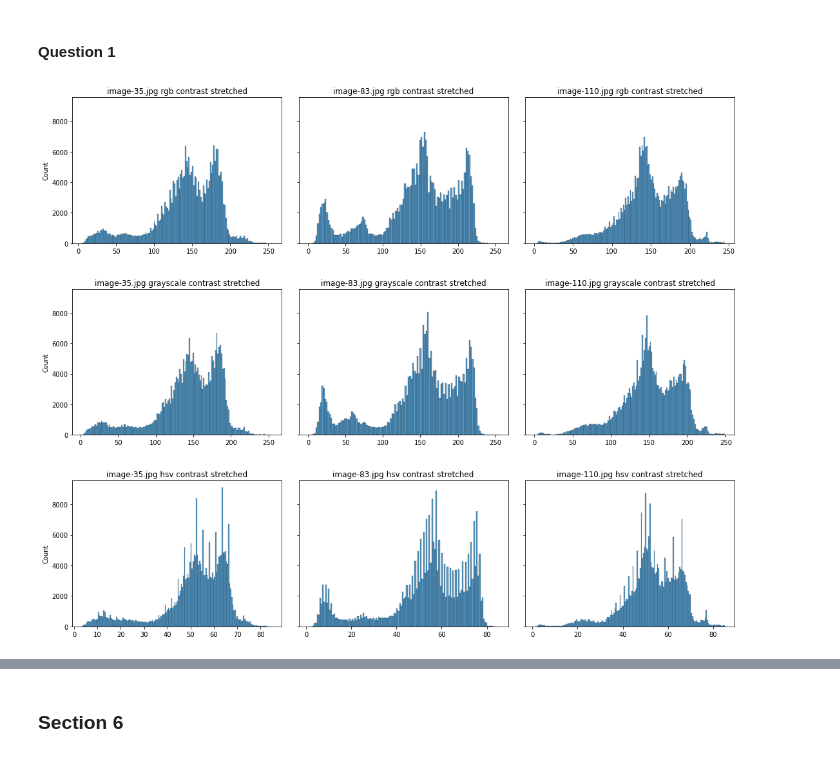
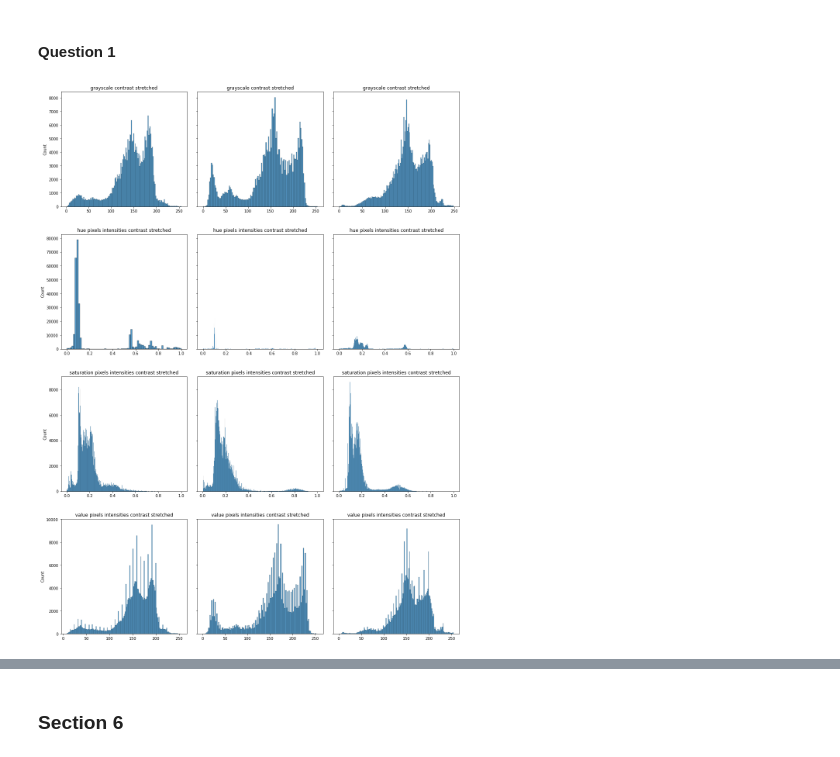
Before and after one commit to mamello-justice/computer-vision, a Jupyter notebook: work/Lab1.ipynb, the cells around one changed output, grey strips where cells are left out. Saved outputs shown, nothing was run; the diff lists cells and outputs as text; code cells hidden in the pictures.

```diff
--- a/work/Lab1.ipynb
+++ b/work/Lab1.ipynb
@@ -62,18 +70,22 @@ all = images + masks
 # %% [markdown]
 ### Section 3 - Display Images
 # %%
-fig = plt.figure(figsize=(num_images * 5, 10))
+fig = plt.figure(figsize=(num_images * 5, 15))
 
-for image, grayscale, mask, i in zip(images, grayscales, masks, range(num_images)):
-    fig.add_subplot(3, num_images, i+1)
+for image, grayscale, mask, hsv, i in zip(images, grayscales, masks, hsvs, range(num_images)):
+    fig.add_subplot(4, num_images, i+1)
     plt.imshow(image)
     plt.axis('off')
 
-    fig.add_subplot(3, num_images, num_images+i+1)
+    fig.add_subplot(4, num_images, num_images+i+1)
     plt.imshow(grayscale, cmap="gray")
     plt.axis('off')
 
-    fig.add_subplot(3, 3, 2*num_images+i+1)
+    fig.add_subplot(4, num_images, 2*num_images+i+1)
     plt.imshow(mask)
     plt.axis('off')
+
+    fig.add_subplot(4, num_images, 3*num_images+i+1)
+    plt.imshow(hsv)
+    plt.axis('off')
 # %% [output]
@@ -484,55 +326,59 @@ perform_function_on_defaults(display_pixel_intensity_histograms_with_kernel_dens
 # %%
 def channel_contrast_stretch(channel):
     channel_min, channel_max = np.amin(channel), np.amax(channel)
     return (channel - channel_min) / (channel_max - channel_min)
 
-fig, axes = plt.subplots(3, num_images, sharey=True)
+fig, axes = plt.subplots(4, num_images, sharey='row')
 
 fig.set_figwidth(5 * num_images)
-fig.set_figheight(12)
+fig.set_figheight(5 * 4)
 fig.tight_layout(h_pad=5)
 
-def contrast_stretch(image, _mask, i):
-    name = os.path.basename(image.filename)
+for i, image in enumerate(images):
+    image_float = image / 255
+    image_stretched = np.zeros(image.shape)
 
-    image_arr = np.asarray(image) / 255
-
-    image_stretched = np.zeros(image_arr.shape)
-
-    image_stretched[:, :, 0] = channel_contrast_stretch(image_arr[:, :, 0])
-    image_stretched[:, :, 1] = channel_contrast_stretch(image_arr[:, :, 1])
-    image_stretched[:, :, 2] = channel_contrast_stretch(image_arr[:, :, 2])
+    image_stretched[:, :, 0] = channel_contrast_stretch(image_float[:, :, 0])
+    image_stretched[:, :, 1] = channel_contrast_stretch(image_float[:, :, 1])
+    image_stretched[:, :, 2] = channel_contrast_stretch(image_float[:, :, 2])
 
     image_stretched = image_stretched * 255
 
-    image_intensities = np.mean(image_stretched, 2).flatten()
+    grayscale = color.rgb2gray(image_stretched)
+    hsv = color.rgb2hsv(image_stretched)
+
+    # Grayscale pixel intensity histogram for contrast stretched image
     sns.histplot(
         ax=axes[0, i],
-        data=image_intensities
+        data=grayscale.flatten()
     ).set(
-        title=f"{name} rgb contrast stretched"
+        title=f"grayscale contrast stretched"
     )
 
-    grayscale = skimage.color.rgb2gray(image_stretched)
-    grayscale_arr = np.asarray(grayscale).flatten()
+    # Hue pixel intensity histogram for contrast stretched image
     sns.histplot(
         ax=axes[1, i],
-        data=grayscale_arr
+        data=hsv[:, :, 0].flatten()
     ).set(
-        title=f"{name} grayscale contrast stretched"
+        title=f"hue pixels intensities contrast stretched"
     )
 
-    hsv = skimage.color.rgb2hsv(image_stretched)
-    hsv_arr = np.mean(hsv, 2).flatten()
+    # Saturation pixel intensity histogram for contrast stretched image
     sns.histplot(
         ax=axes[2, i],
-        data=hsv_arr
+        data=hsv[:, :, 1].flatten()
     ).set(
-        title=f"{name} hsv contrast stretched"
+        title=f"saturation pixels intensities contrast stretched"
     )
 
-perform_function_on_defaults(contrast_stretch)
+    # Value pixel intensity histogram for contrast stretched image
+    sns.histplot(
+        ax=axes[3, i],
+        data=hsv[:, :, 2].flatten()
+    ).set(
+        title=f"value pixels intensities contrast stretched"
+    )
 # %% [output]
-[figure, old version]
+[figure, new version]
 # %%
 def channel_equalization(channel):
```
Also changed, not shown: parts of 28 cells of this notebook.
